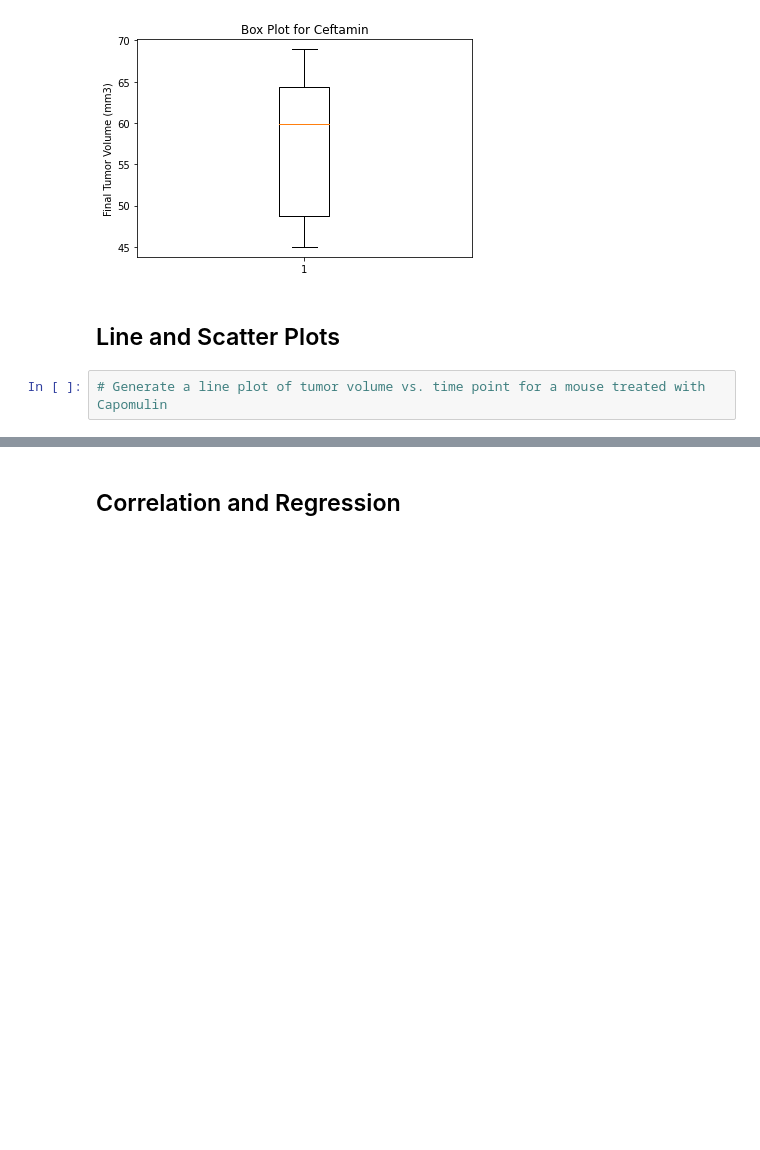
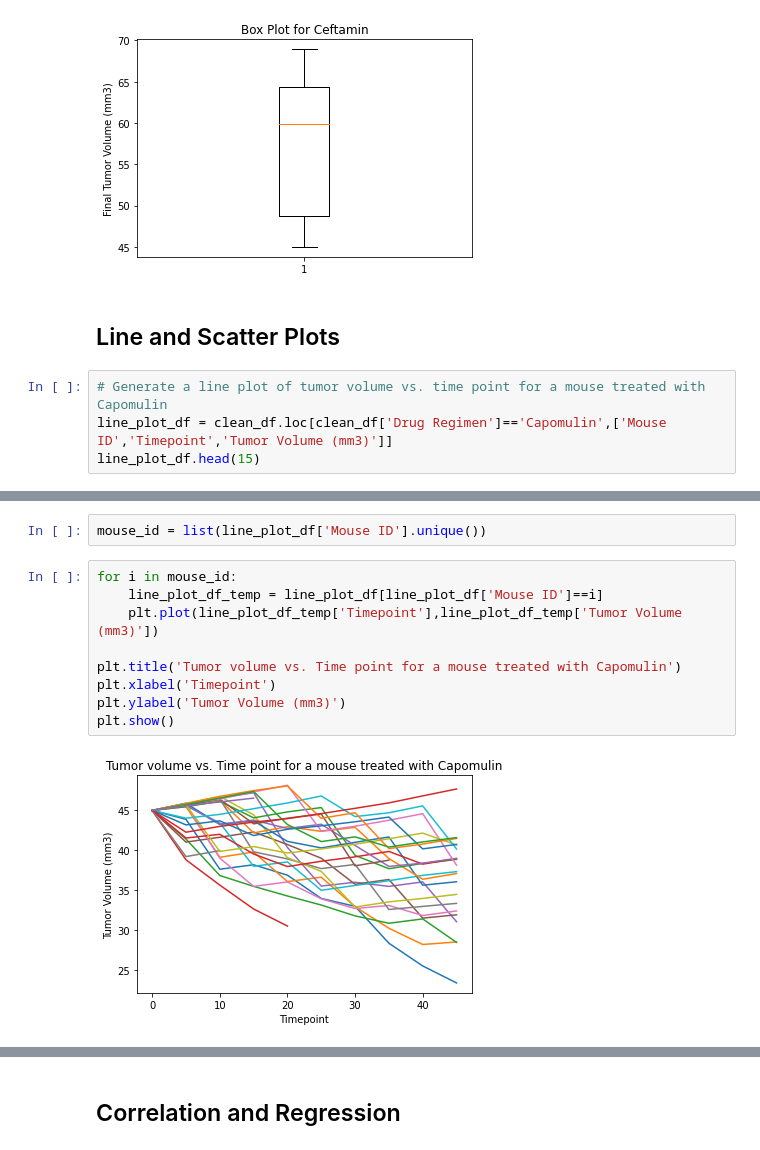
Before and after one commit to ronaldbmz/matplotlib-challenge, a Jupyter notebook: pymaceuticals.ipynb, the cells around one changed output, grey strips where cells are left out. Cells and saved outputs as stored; diff of their text form; blank space fills up the shorter version.

```diff
--- a/pymaceuticals.ipynb
+++ b/pymaceuticals.ipynb
@@ -451,3 +453,5 @@ plt.show()
 ## Line and Scatter Plots
 # %%
 # Generate a line plot of tumor volume vs. time point for a mouse treated with Capomulin
+line_plot_df = clean_df.loc[clean_df['Drug Regimen']=='Capomulin',['Mouse ID','Timepoint','Tumor Volume (mm3)']]
+line_plot_df.head(15)
@@ -453,0 +475,13 @@ plt.show()
+# %%
+mouse_id = list(line_plot_df['Mouse ID'].unique())
+# %%
+for i in mouse_id:
+    line_plot_df_temp = line_plot_df[line_plot_df['Mouse ID']==i]
+    plt.plot(line_plot_df_temp['Timepoint'],line_plot_df_temp['Tumor Volume (mm3)'])
+
+plt.title('Tumor volume vs. Time point for a mouse treated with Capomulin')
+plt.xlabel('Timepoint')
+plt.ylabel('Tumor Volume (mm3)')
+plt.show()
+# %% [output]
+[figure, added]
```
Also changed, not shown: parts of 7 cells of this notebook.
